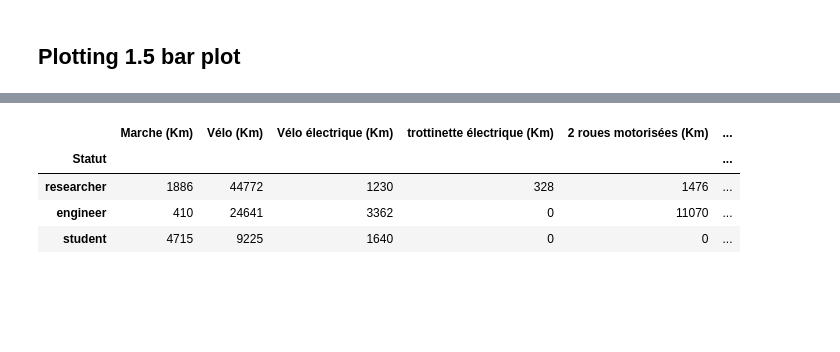
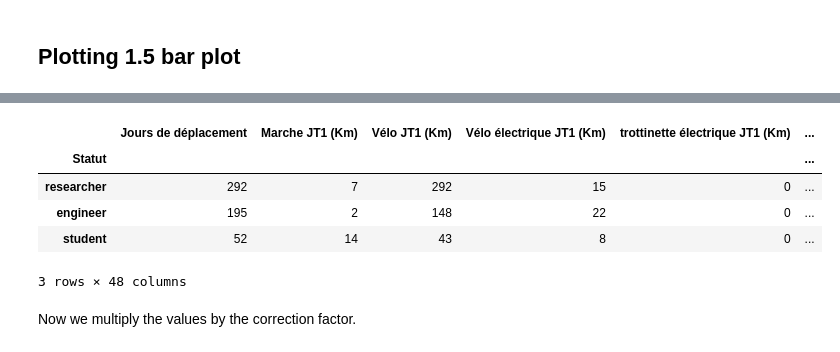
Before and after one commit to umr-marbec/marbec-green, a Jupyter notebook: process-emissions-deplacement.ipynb, the cells around one changed output, grey strips where cells are left out. Cells and saved outputs as stored; diff of their text form; code cells hidden in the pictures; blank space fills up the shorter version.

```diff
--- a/process-emissions-deplacement.ipynb
+++ b/process-emissions-deplacement.ipynb
@@ -7,7 +7,12 @@ plt.rcParams['font.size'] = 15
 plt.rcParams['text.usetex'] = False
 nweeks = 41
 
-data = pd.read_csv('empreinteCarboneDeplacementDT_2022121.tsv', sep='\t', index_col=0)
+numbers = {}
+numbers['researcher'] = 85
+numbers['engineer'] = 61
+numbers['student'] = 119
+
+data = pd.read_csv('empreinteCarboneDeplacementDT_202229.tsv', sep='\t', index_col=0)
 data
 # %% [output]
 |  | Jours de déplacement | Statut | Marche JT1 (Km) | Vélo JT1 (Km) | Vélo électrique JT1 (Km) | ... |
@@ -26,0 +34,3 @@ data
+# %%
+data = data.drop(52505)
+data
@@ -26,0 +54,7 @@ data
+# %%
+multi = data.groupby(data['Statut']).count().iloc[:, 0]
+multi = multi.loc[['researcher', 'engineer', 'student']]
+multi.name = 'Numbers'
+for c in multi.index:
+    multi[c] = numbers[c] / multi[c]
+multi
@@ -212,10 +269,12 @@ colors = brewster.colors
 # %%
-test = data.groupby('Statut').sum()
 test = test.loc[['researcher', 'engineer', 'student'], :]
-test.loc[:, distance_cols]
+test
 # %% [output]
-|  | Marche (Km) | Vélo (Km) | Vélo électrique (Km) | trottinette électrique (Km) | 2 roues motorisées (Km) | ... |
+|  | Jours de déplacement | Marche JT1 (Km) | Vélo JT1 (Km) | Vélo électrique JT1 (Km) | trottinette électrique JT1 (Km) | ... |
 | Statut |  |  |  |  |  | ... |
-| researcher | 1886 | 44772 | 1230 | 328 | 1476 | ... |
-| engineer | 410 | 24641 | 3362 | 0 | 11070 | ... |
-| student | 4715 | 9225 | 1640 | 0 | 0 | ... |
+| researcher | 292 | 7 | 292 | 15 | 0 | ... |
+| engineer | 195 | 2 | 148 | 22 | 0 | ... |
+| student | 52 | 14 | 43 | 8 | 0 | ... |
+3 rows × 48 columns
+# %% [markdown]
+Now we multiply the values by the correction factor.
```
Also changed, not shown: parts of 24 cells of this notebook.
